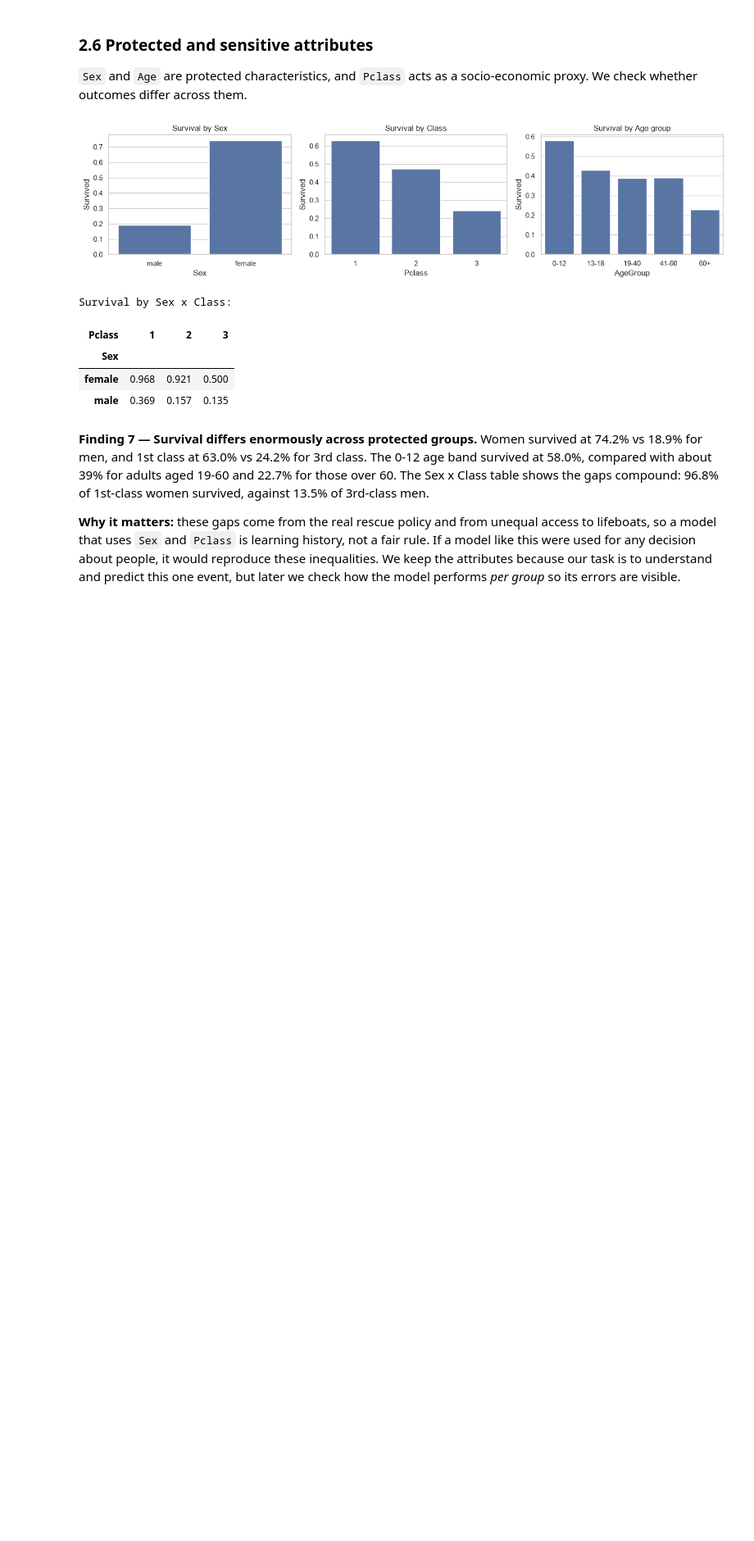
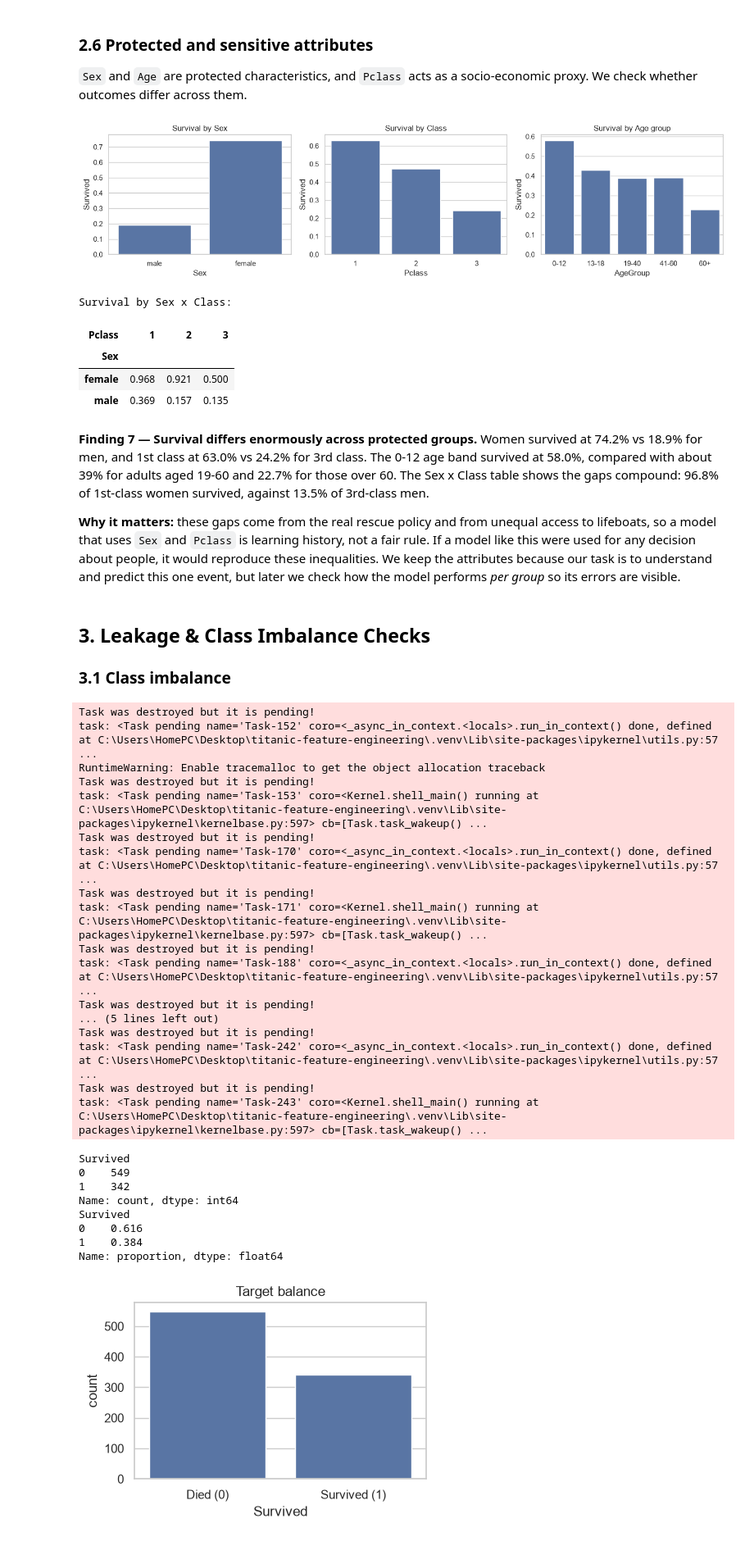
Before and after one commit to Kimberlywangari/titanic-feature-engineering, a Jupyter notebook: feature-engineering.ipynb, the cells around one changed output. Shown at 82% size. Saved outputs shown, nothing was run; the diff lists cells and outputs as text; code cells hidden in the pictures; blank space fills up the shorter version.

Commit message:
Add class imbalance analysis and target/preprocessing leakage checks

```diff
--- a/feature-engineering.ipynb
+++ b/feature-engineering.ipynb
@@ -370,3 +370,44 @@ Survival by Sex x Class:
 Women survived at 74.2% vs 18.9% for men, and 1st class at 63.0% vs 24.2% for 3rd class. The 0-12 age band survived at 58.0%, compared with about 39% for adults aged 19-60 and 22.7% for those over 60. The Sex x Class table shows the gaps compound: 96.8% of 1st-class women survived, against 13.5% of 3rd-class men.
 
 **Why it matters:** these gaps come from the real rescue policy and from unequal access to lifeboats, so a model that uses `Sex` and `Pclass` is learning history, not a fair rule. If a model like this were used for any decision about people, it would reproduce these inequalities. We keep the attributes because our task is to understand and predict this one event, but later we check how the model performs *per group* so its errors are visible.
+# %% [markdown]
+## 3. Leakage & Class Imbalance Checks
+
+### 3.1 Class imbalance
+# %%
+print(df["Survived"].value_counts())
+print(df["Survived"].value_counts(normalize=True).round(3))
+
+fig, ax = plt.subplots(figsize=(4.5, 3.2))
+sns.countplot(data=df, x="Survived", ax=ax)
+ax.set_xticklabels(["Died (0)", "Survived (1)"])
+ax.set_title("Target balance")
+plt.tight_layout()
+plt.show()
+# %% [output]
+Task was destroyed but it is pending!
+task: <Task pending name='Task-152' coro=<_async_in_context.<locals>.run_in_context() done, defined at C:\Users\HomePC\Desktop\titanic-feature-engineering\.venv\Lib\site-packages\ipykernel\utils.py:57 ...
+RuntimeWarning: Enable tracemalloc to get the object allocation traceback
+Task was destroyed but it is pending!
+task: <Task pending name='Task-153' coro=<Kernel.shell_main() running at C:\Users\HomePC\Desktop\titanic-feature-engineering\.venv\Lib\site-packages\ipykernel\kernelbase.py:597> cb=[Task.task_wakeup() ...
+Task was destroyed but it is pending!
+task: <Task pending name='Task-170' coro=<_async_in_context.<locals>.run_in_context() done, defined at C:\Users\HomePC\Desktop\titanic-feature-engineering\.venv\Lib\site-packages\ipykernel\utils.py:57 ...
+Task was destroyed but it is pending!
+task: <Task pending name='Task-171' coro=<Kernel.shell_main() running at C:\Users\HomePC\Desktop\titanic-feature-engineering\.venv\Lib\site-packages\ipykernel\kernelbase.py:597> cb=[Task.task_wakeup() ...
+Task was destroyed but it is pending!
+task: <Task pending name='Task-188' coro=<_async_in_context.<locals>.run_in_context() done, defined at C:\Users\HomePC\Desktop\titanic-feature-engineering\.venv\Lib\site-packages\ipykernel\utils.py:57 ...
+Task was destroyed but it is pending!
+... (5 lines left out)
+Task was destroyed but it is pending!
+task: <Task pending name='Task-242' coro=<_async_in_context.<locals>.run_in_context() done, defined at C:\Users\HomePC\Desktop\titanic-feature-engineering\.venv\Lib\site-packages\ipykernel\utils.py:57 ...
+Task was destroyed but it is pending!
+task: <Task pending name='Task-243' coro=<Kernel.shell_main() running at C:\Users\HomePC\Desktop\titanic-feature-engineering\.venv\Lib\site-packages\ipykernel\kernelbase.py:597> cb=[Task.task_wakeup() ...
+Survived
+0    549
+1    342
+Name: count, dtype: int64
+Survived
+0    0.616
+1    0.384
+Name: proportion, dtype: float64
+[figure, added]
```
Also changed, not shown: parts of 4 cells of this notebook.
